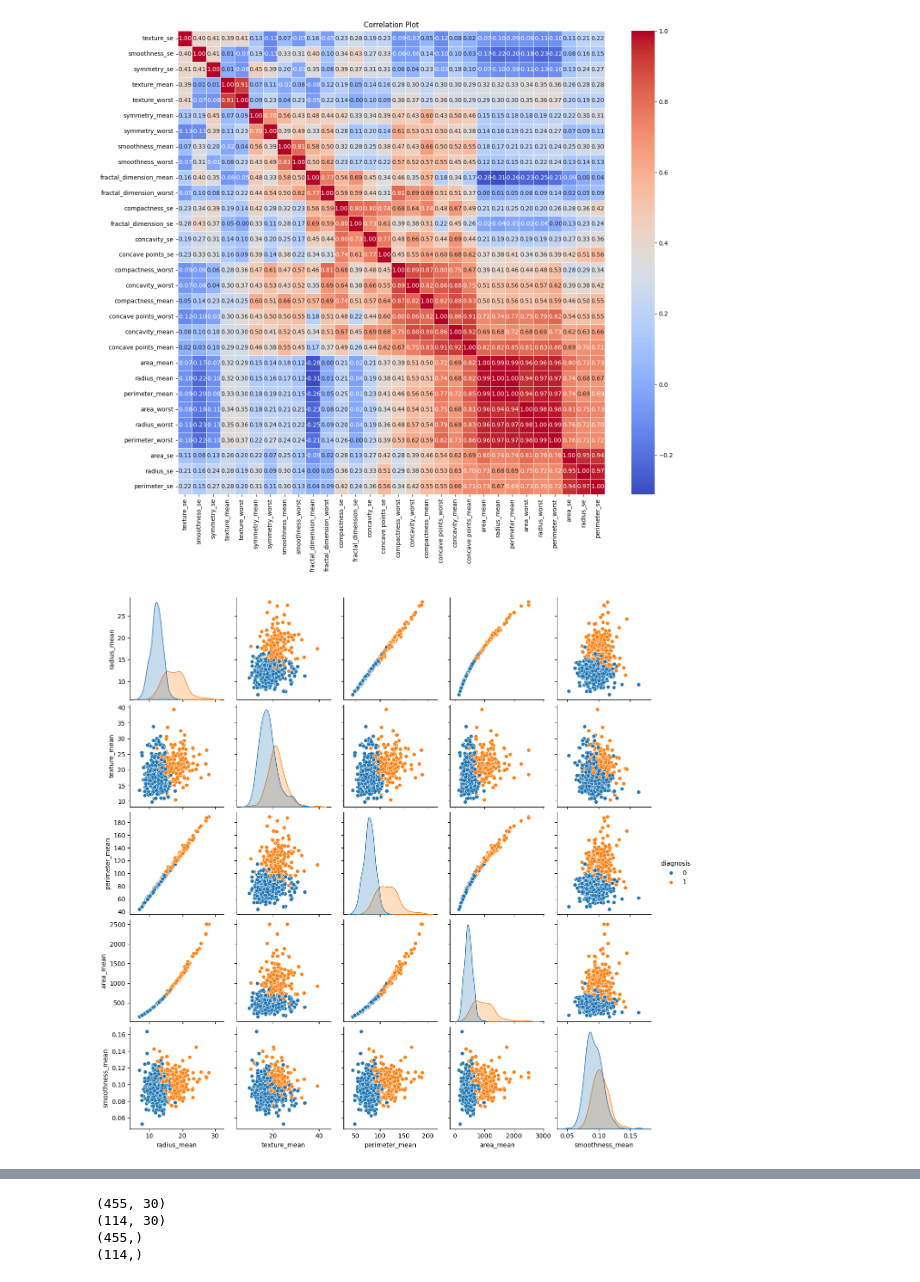
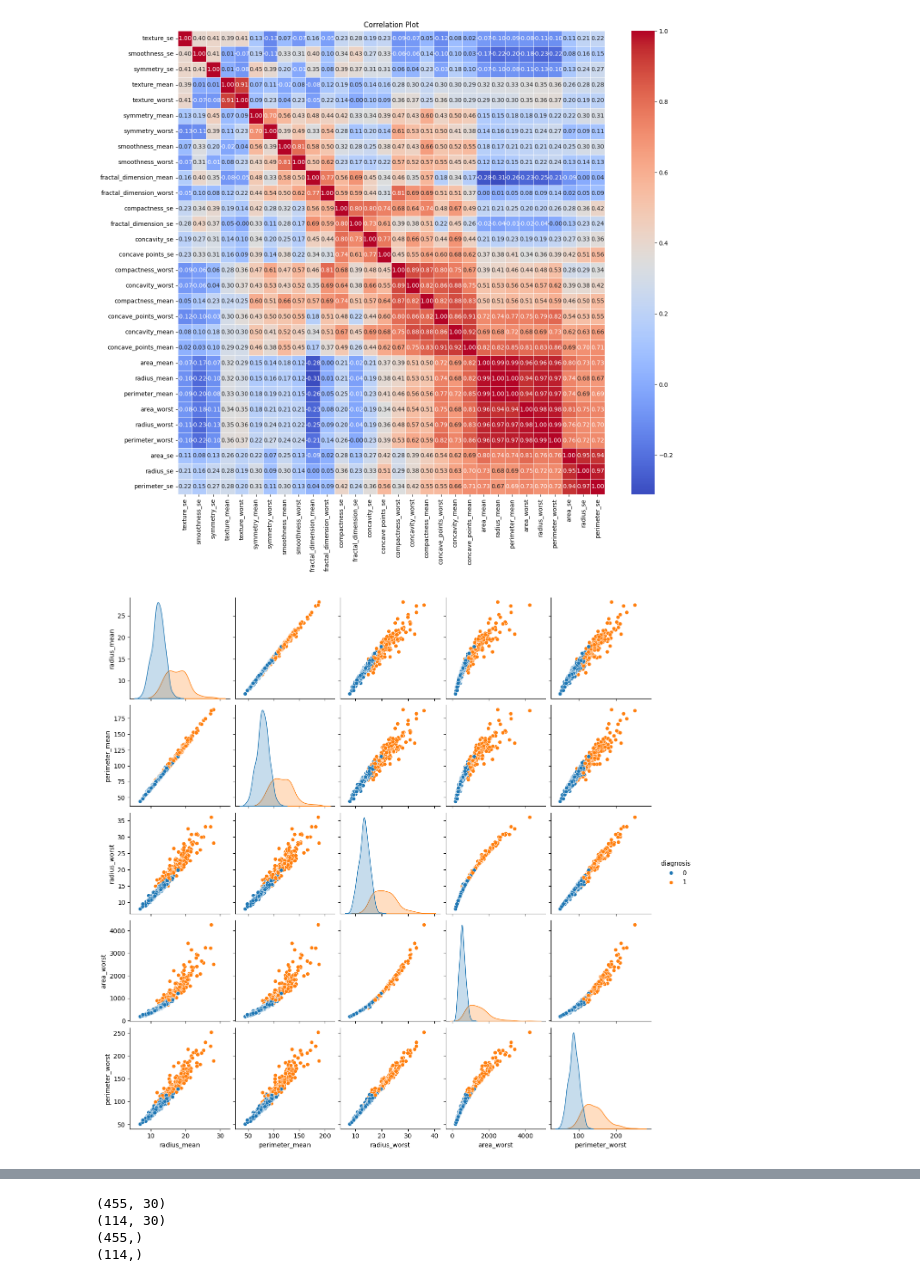
Before and after one commit to omaralfaqih6/breast_cancer_wisconsin, a Jupyter notebook: data_prep_mod_setup.ipynb, the cells around one changed output, grey strips where cells are left out. Cells and saved outputs as stored; diff of their text form; code cells hidden in the pictures.

```diff
--- a/data_prep_mod_setup.ipynb
+++ b/data_prep_mod_setup.ipynb
@@ -206,10 +225,18 @@ plt.show()
 # %% [output]
 [figure]
 # %%
-## Correlation plots between features by colour coded by diagnosis.
-top_features = correlation.index[1:6]  # top 5 excluding 'diagnosis'
+# Correlation plots between features by colour coded by diagnosis.
+# This code generates pair plots for the top features in the dataset, colored by the 'diagnosis' column
+# Pair plots are useful for visualizing the relationships between multiple variables in a dataset
+# We select the top 5 features based on their correlation with the 'diagnosis' column
+# We can use the absolute values of the correlation to determine the top features
+correlation = df_corr['area_mean'].abs().sort_values(ascending=False)
+
+# Select the top features excluding 'diagnosis'
+# We use the top 5 features for the pair plot to avoid cluttering the visualization
+top_features = correlation.index[1:6]
 sns.pairplot(data[top_features.tolist() + ['diagnosis']], hue='diagnosis')
 plt.show()
 # %% [output]
-[figure, old version]
+[figure, new version]
 # %%
```
Also changed, not shown: parts of 8 cells of this notebook.
